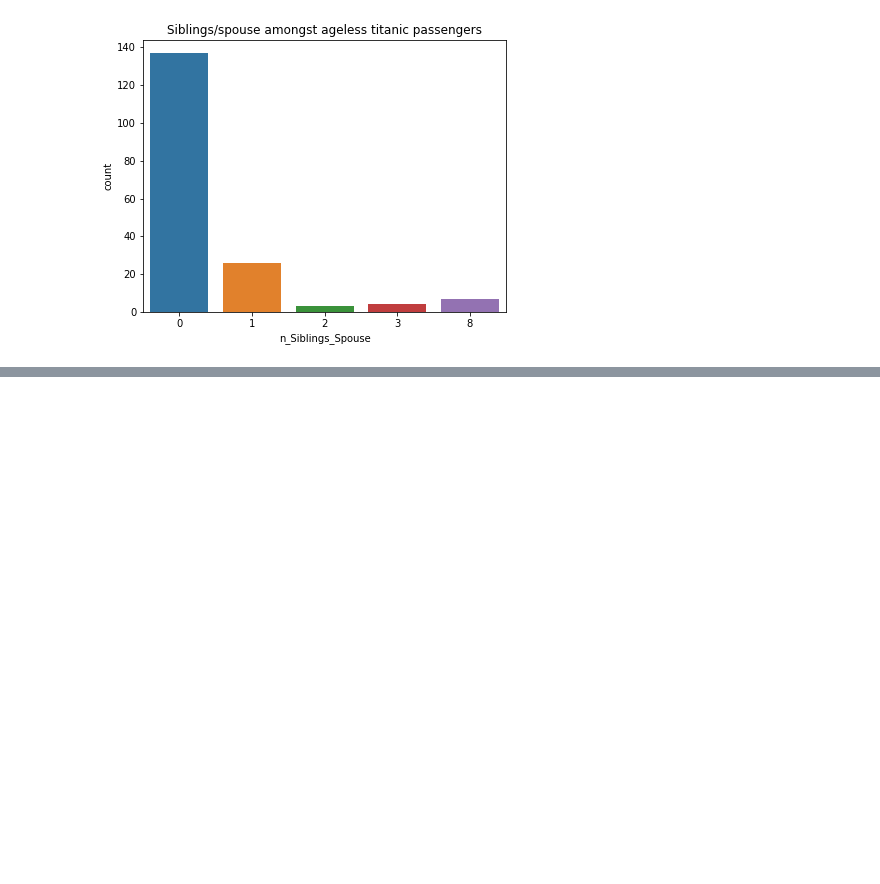
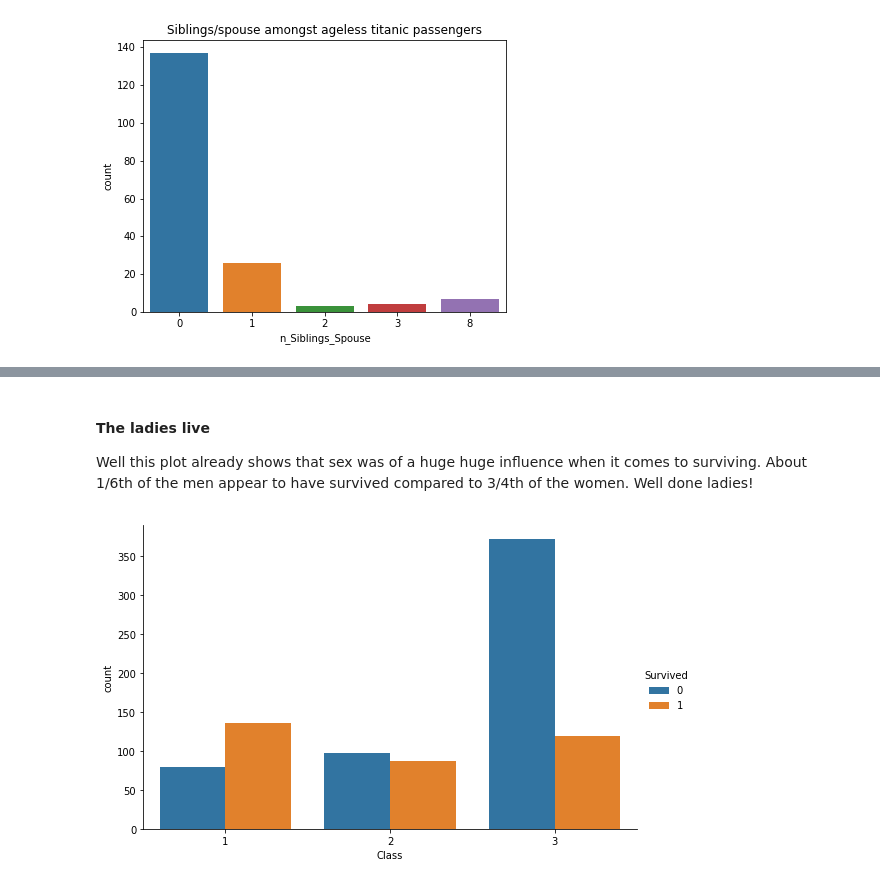
Before and after one commit to JJeroenjeroen/Titanic-Survival, a Jupyter notebook: Code/Titanic Exploratory Analysis.ipynb, the cells around one changed output, grey strips where cells are left out. Drawn from its saved outputs; the diff is of its cells as text; code cells hidden in the pictures; blank space fills up the shorter version.

```diff
--- a/Code/Titanic Exploratory Analysis.ipynb
+++ b/Code/Titanic Exploratory Analysis.ipynb
@@ -297,0 +307,9 @@ People seem to be slightly more on themselves compared to the full dataset. The
+# %% [markdown]
+#### The ladies live
+Well this plot already shows that sex was of a huge huge influence when it comes to surviving. About 1/6th of the men appear to have survived compared to 3/4th of the women. Well done ladies!
+# %%
+#distinguish survival by class
+sns.catplot('Class', data = titanic, hue = 'Survived', kind='count', aspect=1.5)
+plt.show()
+# %% [output]
+[figure, added]
```
Also changed, not shown: parts of 16 cells of this notebook.
